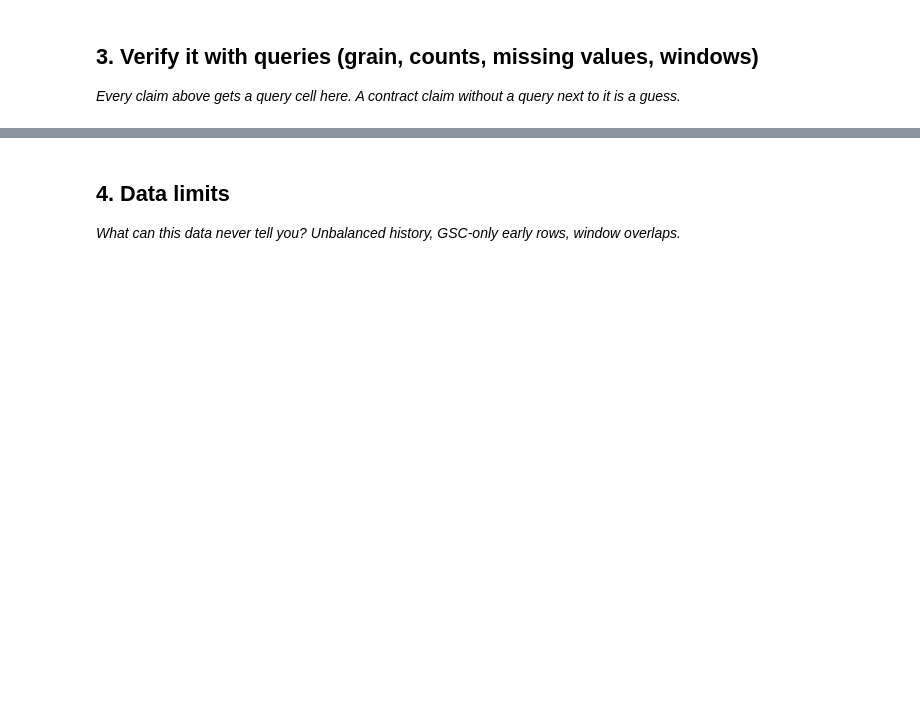
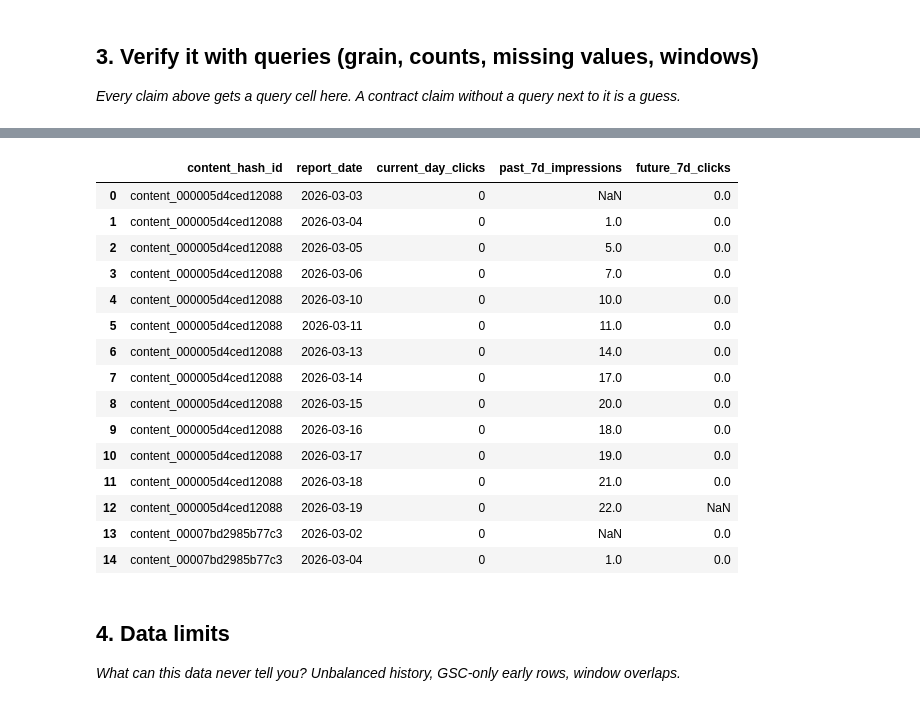
Before and after one commit to Deepr0gth/Flyrank_repo, a Jupyter notebook: work/notebooks/w03_data_contract.ipynb, the cells around one changed output, grey strips where cells are left out. Saved outputs shown, nothing was run; the diff lists cells and outputs as text; code cells hidden in the pictures; blank space fills up the shorter version.

```diff
--- a/work/notebooks/w03_data_contract.ipynb
+++ b/work/notebooks/w03_data_contract.ipynb
@@ -41,13 +55,0 @@ Starter data found. You're ready.
-# %%
-# This cell is for CODE (numbers, a query, a check).
-# Write your text answer in the cell ABOVE this one — typing sentences here breaks Run All.
-
-import pandas as pd
-df = pd.read_csv("data/raw/content_refresh_anonymized.csv")
-total_rows = len(df)
-unique_content = df['content_id'].nunique()
-is_perfect_grain = df['content_id'].is_unique
-
-print(f"Total rows: {total_rows:,}")
-print(f"Unique content IDs: {unique_content:,}")
-print(f"Contract met (1 row = 1 content item): {is_perfect_grain}")
@@ -143,0 +131,53 @@ dtype: int64
+# %%
+missing_check = con.sql(f"""
+    SELECT
+        COUNT(*) AS total_rows,
+        SUM(CASE WHEN gsc_impressions IS NULL THEN 1 ELSE 0 END) AS null_impressions,
+        SUM(CASE WHEN ga4_pageviews IS NULL THEN 1 ELSE 0 END) AS null_pageviews,
+        SUM(CASE WHEN sessions_organic IS NULL THEN 1 ELSE 0 END) AS null_organic_sessions
+    FROM {TABLES['fact_daily']}
+    WHERE report_date >= '2026-03-01' AND report_date < '2026-04-01'
+      AND gsc_data_available IS TRUE
+""").df()
+
+display(missing_check)
+
+
+
+window_demo = con.sql(f"""
+    WITH daily_data AS (
+        SELECT
+            content_hash_id,
+            report_date,
+            gsc_clicks,
+            gsc_impressions
+        FROM {TABLES['fact_daily']}
+        WHERE report_date >= '2026-03-01' AND report_date <= '2026-03-20'
+          AND gsc_data_available IS TRUE
+    )
+    SELECT
+        content_hash_id,
+        report_date,
+        gsc_clicks AS current_day_clicks,
+
+        -- FEATURE: Look backward (Strictly prior 7 days)
+        SUM(gsc_impressions) OVER (
+            PARTITION BY content_hash_id
+            ORDER BY report_date
+            ROWS BETWEEN 7 PRECEDING AND 1 PRECEDING
+        ) AS past_7d_impressions,
+
+        -- LABEL / TRAP: Look forward (Next 7 days, excluding today)
+        SUM(gsc_clicks) OVER (
+            PARTITION BY content_hash_id
+            ORDER BY report_date
+            ROWS BETWEEN 1 FOLLOWING AND 7 FOLLOWING
+        ) AS future_7d_clicks
+
+    FROM daily_data
+    ORDER BY content_hash_id, report_date
+    LIMIT 15
+""").df()
+
+display(window_demo)
+# %% [output]
@@ -144,3 +186,19 @@ dtype: int64
+|  | content_hash_id | report_date | current_day_clicks | past_7d_impressions | future_7d_clicks |
+| 0 | content_000005d4ced12088 | 2026-03-03 | 0 | NaN | 0.0 |
+| 1 | content_000005d4ced12088 | 2026-03-04 | 0 | 1.0 | 0.0 |
+| 2 | content_000005d4ced12088 | 2026-03-05 | 0 | 5.0 | 0.0 |
+| 3 | content_000005d4ced12088 | 2026-03-06 | 0 | 7.0 | 0.0 |
+| 4 | content_000005d4ced12088 | 2026-03-10 | 0 | 10.0 | 0.0 |
+| 5 | content_000005d4ced12088 | 2026-03-11 | 0 | 11.0 | 0.0 |
+| 6 | content_000005d4ced12088 | 2026-03-13 | 0 | 14.0 | 0.0 |
+| 7 | content_000005d4ced12088 | 2026-03-14 | 0 | 17.0 | 0.0 |
+| 8 | content_000005d4ced12088 | 2026-03-15 | 0 | 20.0 | 0.0 |
+| 9 | content_000005d4ced12088 | 2026-03-16 | 0 | 18.0 | 0.0 |
+| 10 | content_000005d4ced12088 | 2026-03-17 | 0 | 19.0 | 0.0 |
+| 11 | content_000005d4ced12088 | 2026-03-18 | 0 | 21.0 | 0.0 |
+| 12 | content_000005d4ced12088 | 2026-03-19 | 0 | 22.0 | NaN |
+| 13 | content_00007bd2985b77c3 | 2026-03-02 | 0 | NaN | 0.0 |
+| 14 | content_00007bd2985b77c3 | 2026-03-04 | 0 | 1.0 | 0.0 |
 # %% [markdown]
 ## 4. Data limits
 
```
Also changed, not shown: parts of 23 cells of this notebook.
